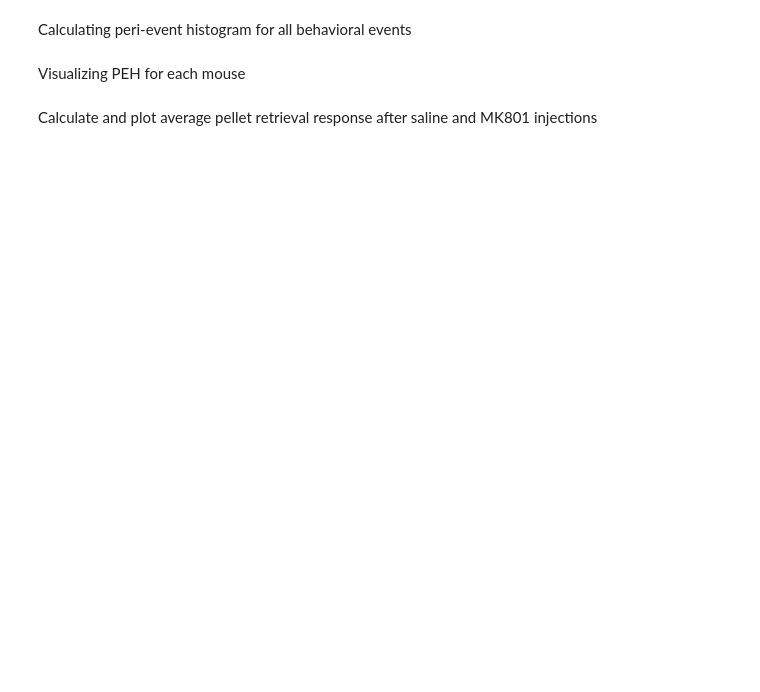
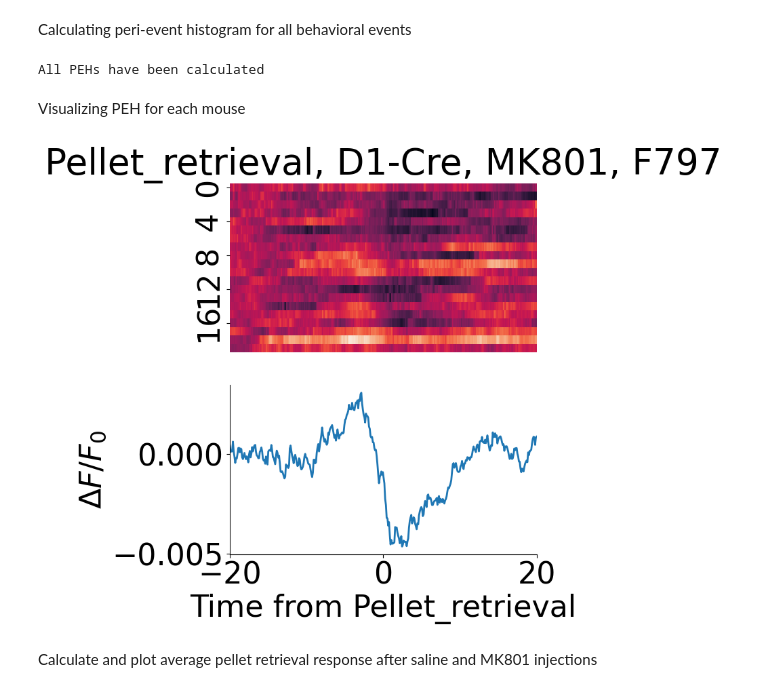
Before and after one commit to AlexLM96/Legaria_etal_2025, a Jupyter notebook: analyses/Figure_1.ipynb, the cells around one changed output. Drawn from its saved outputs; the diff is of its cells as text; code cells hidden in the pictures; blank space fills up the shorter version.

```diff
--- a/analyses/Figure_1.ipynb
+++ b/analyses/Figure_1.ipynb
@@ -254,35 +340,3 @@ for strain in events:
-# %%
-"""
-In some recordings, pulses were incorrect, such that both the pellet drop and the pellet retrieval both sent 6 pulses.
-Given that pellet retrieval always follows pellet drop, we can fix it. Here we do this. This cell should only be run once,
-and there is a flag to prevent it from running twice.
-"""
-if not events_fixed:
-    p_events["D1-Cre"]["Saline"]["M690"]["Pellet_drop"] = p_events["D1-Cre"]["Saline"]["M690"]["Pellet_retrieval"][::2]
-    p_events["D1-Cre"]["Saline"]["M690"]["Pellet_retrieval"] = p_events["D1-Cre"]["Saline"]["M690"]["Pellet_retrieval"][1::2]
-
-    p_events["D1-Cre"]["Saline"]["M700"]["Pellet_drop"] = p_events["D1-Cre"]["Saline"]["M700"]["Pellet_retrieval"][::2]
-    p_events["D1-Cre"]["Saline"]["M700"]["Pellet_retrieval"] = p_events["D1-Cre"]["Saline"]["M700"]["Pellet_retrieval"][1::2]
-
-    p_events["A2a-Cre"]["Saline"]["C139M1"]["Pellet_drop"] = p_events["A2a-Cre"]["Saline"]["C139M1"]["Pellet_retrieval"][::2]
-    p_events["A2a-Cre"]["Saline"]["C139M1"]["Pellet_retrieval"] = p_events["A2a-Cre"]["Saline"]["C139M1"]["Pellet_retrieval"][1::2]
-
-    p_events["A2a-Cre"]["Saline"]["C139M2"]["Pellet_drop"] = p_events["A2a-Cre"]["Saline"]["C139M2"]["Pellet_retrieval"][::2]
-    p_events["A2a-Cre"]["Saline"]["C139M2"]["Pellet_retrieval"] = p_events["A2a-Cre"]["Saline"]["C139M2"]["Pellet_retrieval"][1::2]
-
-    p_events["A2a-Cre"]["Saline"]["C139M4"]["Pellet_drop"] = p_events["A2a-Cre"]["Saline"]["C139M4"]["Pellet_retrieval"][::2]
-    p_events["A2a-Cre"]["Saline"]["C139M4"]["Pellet_retrieval"] = p_events["A2a-Cre"]["Saline"]["C139M4"]["Pellet_retrieval"][1::2]
-
-    p_events["D1-Cre"]["MK801"]["M700"]["Pellet_drop"] = p_events["D1-Cre"]["MK801"]["M700"]["Pellet_retrieval"][::2]
-    p_events["D1-Cre"]["MK801"]["M700"]["Pellet_retrieval"] = p_events["D1-Cre"]["MK801"]["M700"]["Pellet_retrieval"][1::2]
-
-    p_events["A2a-Cre"]["MK801"]["C139M1"]["Pellet_drop"] = p_events["A2a-Cre"]["MK801"]["C139M1"]["Pellet_retrieval"][::2]
-    p_events["A2a-Cre"]["MK801"]["C139M1"]["Pellet_retrieval"] = p_events["A2a-Cre"]["MK801"]["C139M1"]["Pellet_retrieval"][1::2]
-
-    events_fixed = True
-
-else:
-    print("This cell has already been run. Processing was not applied. Applying it again will disrupt the data")
 # %% [markdown]
 Pre-process photometry data
 # %%
@@ -414,7 +474,7 @@ for strain in p_post_gcamp:
         event_pehs[strain][treatment] = {}
 
         for mouse in p_post_gcamp[strain][treatment]:
-            print(f"Calculating PEHs of {strain}, {treatment}, {mouse}")
+            #print(f"Calculating PEHs of {strain}, {treatment}, {mouse}")
             event_pehs[strain][treatment][mouse] = {}
 
             c_ts = p_post_gcamp[strain][treatment][mouse][0]
@@ -430,6 +490,10 @@ for strain in p_post_gcamp:
                 c_norm_peh = c_peh - (c_peh[:,:norm_bins].mean(axis=1)[:,np.newaxis])
 
                 event_pehs[strain][treatment][mouse][event_name] = c_norm_peh
+
+print("All PEHs have been successfully calculated")
+# %% [output]
+All PEHs have been calculated
 # %% [markdown]
 Visualizing PEH for each mouse
 # %%
@@ -458,34 +522,36 @@ if mouse == "all":
         y_lim = (-0.5,1)
 
     for c_mouse in c_data:
         c_peh = event_pehs[strain][treatment][c_mouse][event_name]
 
         fig, ax = plt.subplots(2,1, figsize=(8,8))
         sns.heatmap(c_peh, ax=ax[0], cbar=False, xticklabels=False)
         ax[1].plot(np.linspace(c_window[0], c_window[1],c_peh.shape[1]), c_peh[:].mean(axis=0))
         #ax[1].set_xlim(c_window[0], c_window[1])
         ax[0].set_title(f"{event_name}, {strain}, {treatment}, {c_mouse}")
         #ax[1].set_ylim(y_lim[0], y_lim[1])
         ax[1].set_xlabel(f"Time from {event_name}")
         ax[1].set_ylabel("Z-Score")
         sns.despine(ax=ax[1])
 
 else:
     c_peh = event_pehs[strain][treatment][mouse][event_name]
 
     if (event_name == "Pellet_drop") or (event_name == "Pellet_retrieval"):
         y_lim = (-2,1)
     else:
         y_lim = (-0.5,1)
 
     fig, ax = plt.subplots(2,1, figsize=(8,8))
     sns.heatmap(c_peh, ax=ax[0], cbar=False, xticklabels=False)
     ax[1].plot(np.linspace(c_window[0], c_window[1],c_peh.shape[1]), c_peh.mean(axis=0))
     ax[1].set_xlim(c_window[0], c_window[1])
     ax[0].set_title(f"{event_name}, {strain}, {treatment}, {mouse}")
     ax[1].set_xlabel(f"Time from {event_name}")
-    ax[1].set_ylabel("Z-Score")
+    ax[1].set_ylabel(r"$\Delta F/F_0$")
     sns.despine(ax=ax[1])
+# %% [output]
+[figure, added]
 # %% [markdown]
 Calculate and plot average pellet retrieval response after saline and MK801 injections
 # %%
```
Also changed, not shown: parts of 17 cells of this notebook.
